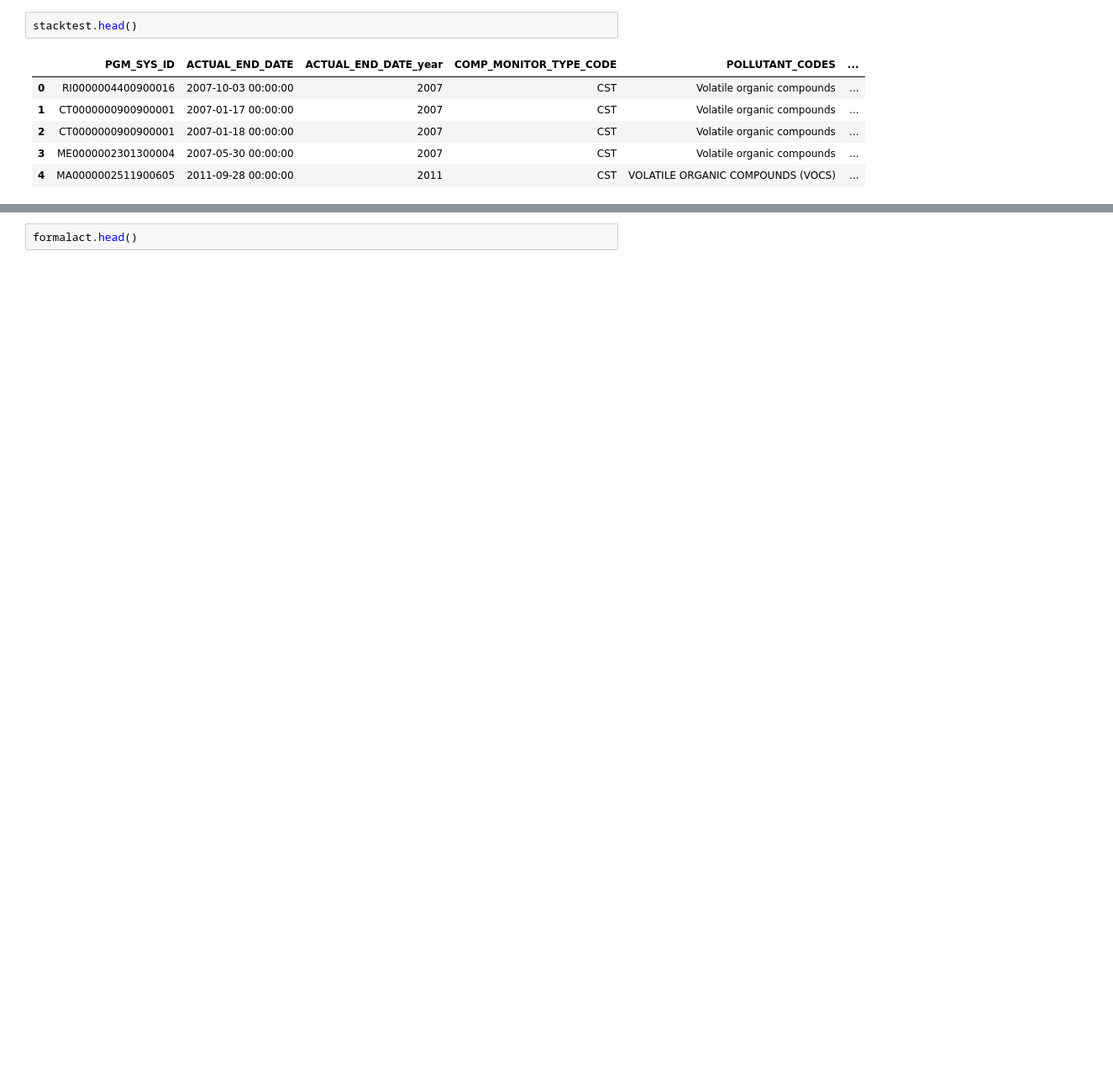
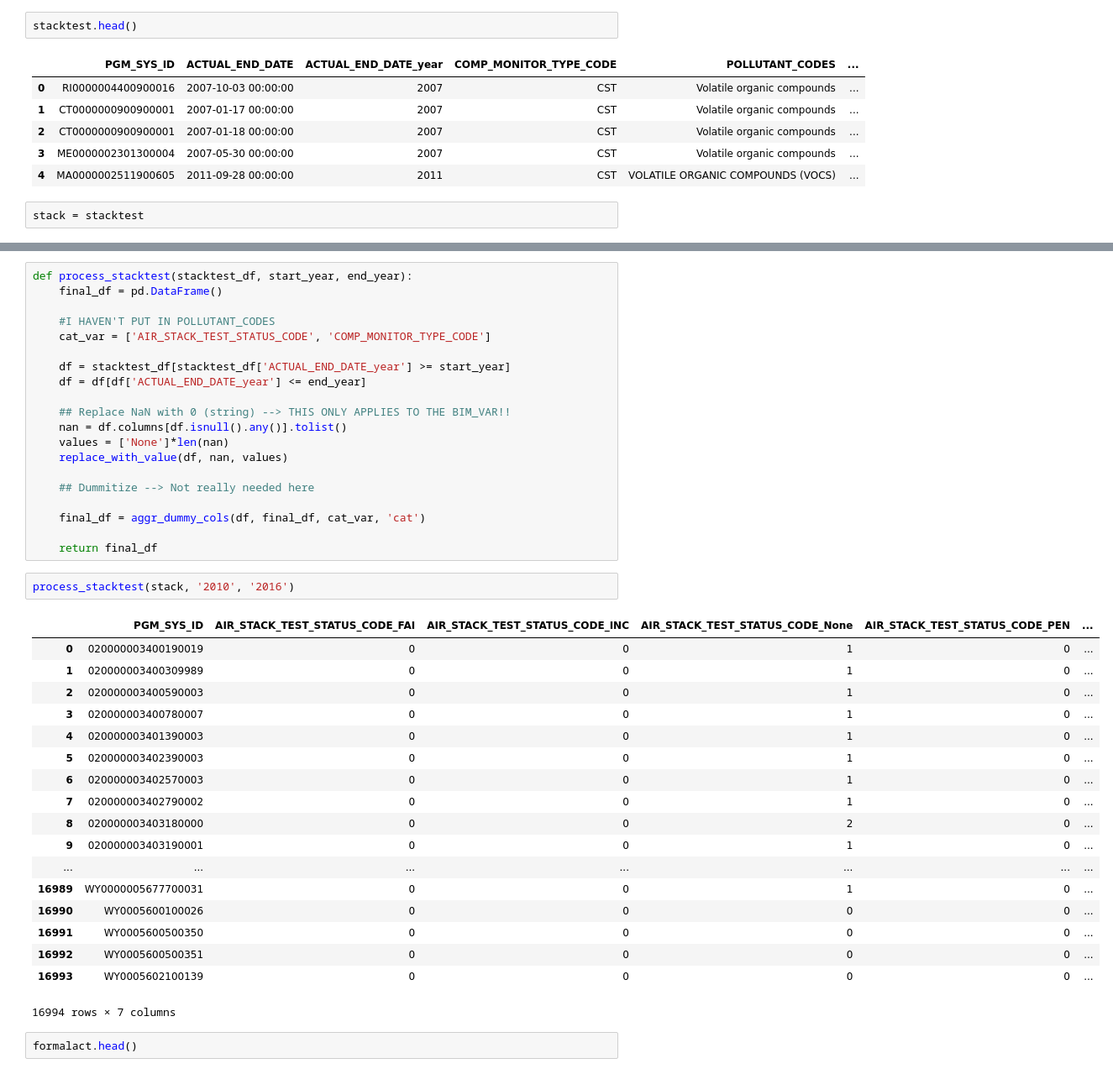
Before and after one commit to Aycrazy/ML_Project, a Jupyter notebook: ICIS-Aggregation_Function.ipynb, the cells around one changed output, grey strips where cells are left out. Shown: that part at 84% size. Saved outputs shown, nothing was run; the diff lists cells and outputs as text; blank space fills up the shorter version.

```diff
--- a/ICIS-Aggregation_Function.ipynb
+++ b/ICIS-Aggregation_Function.ipynb
@@ -368,3 +508,5 @@ stacktest.head()
 | 2 | CT0000000900900001 | 2007-01-18 00:00:00 | 2007 | CST | Volatile organic compounds | ... |
 | 3 | ME0000002301300004 | 2007-05-30 00:00:00 | 2007 | CST | Volatile organic compounds | ... |
 | 4 | MA0000002511900605 | 2011-09-28 00:00:00 | 2011 | CST | VOLATILE ORGANIC COMPOUNDS (VOCS) | ... |
+# %%
+stack = stacktest
@@ -371,3 +543,44 @@ stacktest.head()
+# %%
+def process_stacktest(stacktest_df, start_year, end_year):
+    final_df = pd.DataFrame()
+
+    #I HAVEN'T PUT IN POLLUTANT_CODES
+    cat_var = ['AIR_STACK_TEST_STATUS_CODE', 'COMP_MONITOR_TYPE_CODE']
+
+    df = stacktest_df[stacktest_df['ACTUAL_END_DATE_year'] >= start_year]
+    df = df[df['ACTUAL_END_DATE_year'] <= end_year]
+
+    ## Replace NaN with 0 (string) --> THIS ONLY APPLIES TO THE BIM_VAR!!
+    nan = df.columns[df.isnull().any()].tolist()
+    values = ['None']*len(nan)
+    replace_with_value(df, nan, values)
+
+    ## Dummitize --> Not really needed here
+
+    final_df = aggr_dummy_cols(df, final_df, cat_var, 'cat')
+
+    return final_df
+# %%
+process_stacktest(stack, '2010', '2016')
+# %% [output]
+|  | PGM_SYS_ID | AIR_STACK_TEST_STATUS_CODE_FAI | AIR_STACK_TEST_STATUS_CODE_INC | AIR_STACK_TEST_STATUS_CODE_None | AIR_STACK_TEST_STATUS_CODE_PEN | ... |
+| 0 | 020000003400190019 | 0 | 0 | 1 | 0 | ... |
+| 1 | 020000003400309989 | 0 | 0 | 1 | 0 | ... |
+| 2 | 020000003400590003 | 0 | 0 | 1 | 0 | ... |
+| 3 | 020000003400780007 | 0 | 0 | 1 | 0 | ... |
+| 4 | 020000003401390003 | 0 | 0 | 1 | 0 | ... |
+| 5 | 020000003402390003 | 0 | 0 | 1 | 0 | ... |
+| 6 | 020000003402570003 | 0 | 0 | 1 | 0 | ... |
+| 7 | 020000003402790002 | 0 | 0 | 1 | 0 | ... |
+| 8 | 020000003403180000 | 0 | 0 | 2 | 0 | ... |
+| 9 | 020000003403190001 | 0 | 0 | 1 | 0 | ... |
+| ... | ... | ... | ... | ... | ... | ... |
+| 16989 | WY0000005677700031 | 0 | 0 | 1 | 0 | ... |
+| 16990 | WY0005600100026 | 0 | 0 | 0 | 0 | ... |
+| 16991 | WY0005600500350 | 0 | 0 | 0 | 0 | ... |
+| 16992 | WY0005600500351 | 0 | 0 | 0 | 0 | ... |
+| 16993 | WY0005602100139 | 0 | 0 | 0 | 0 | ... |
+16994 rows × 7 columns
 # %%
 formalact.head()
 # %% [output]
```
Also changed, not shown: parts of 20 cells of this notebook.
